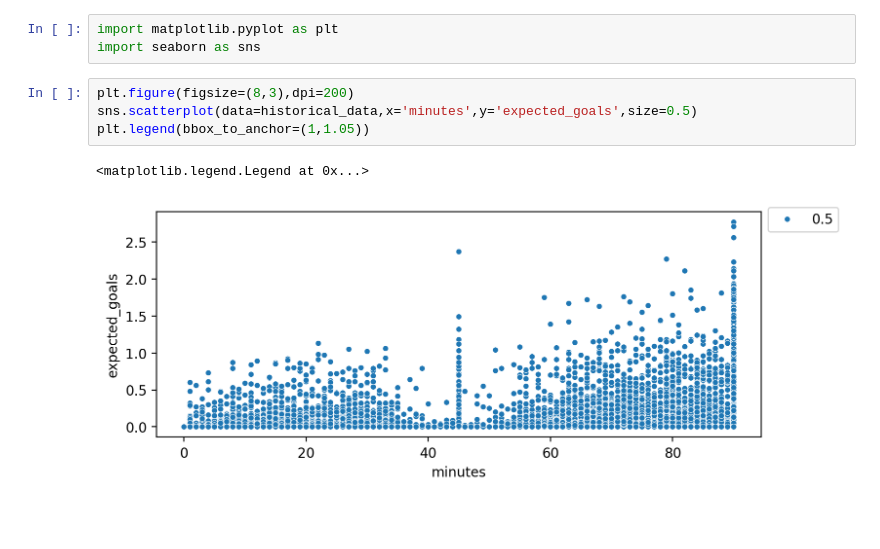
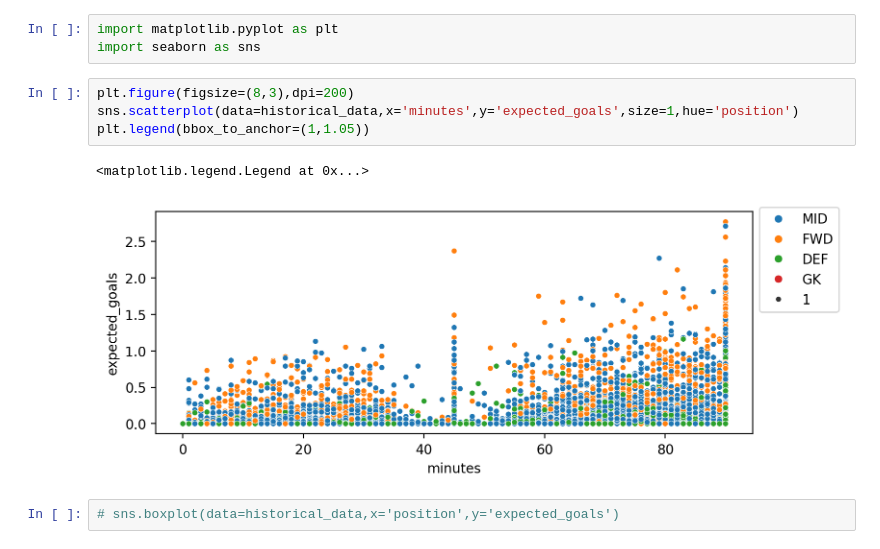
Before and after one commit to Hotchapu13/Fantasy-Premier-League, a Jupyter notebook: FPL_EDA.ipynb, the cells around one changed output. Cells and saved outputs as stored; diff of their text form; blank space fills up the shorter version.

Commit message:
Checking relationship between minutes played and expected goals categorized by player positions

```diff
--- a/FPL_EDA.ipynb
+++ b/FPL_EDA.ipynb
@@ -105,8 +105,10 @@ import matplotlib.pyplot as plt
 import seaborn as sns
 # %%
 plt.figure(figsize=(8,3),dpi=200)
-sns.scatterplot(data=historical_data,x='minutes',y='expected_goals',size=0.5)
+sns.scatterplot(data=historical_data,x='minutes',y='expected_goals',size=1,hue='position')
 plt.legend(bbox_to_anchor=(1,1.05))
 # %% [output]
 <matplotlib.legend.Legend at 0x...>
-[figure, old version]
+[figure, new version]
+# %%
+# sns.boxplot(data=historical_data,x='position',y='expected_goals')
```
